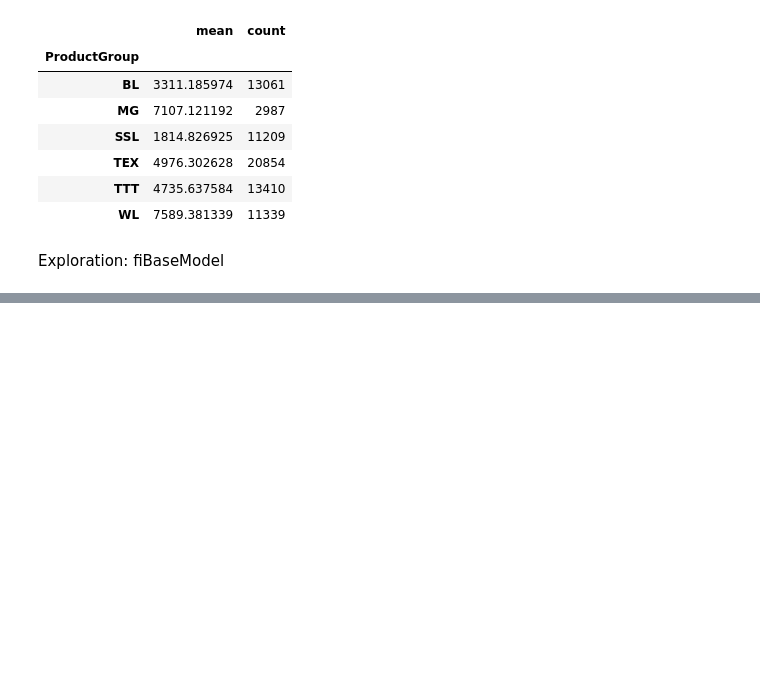
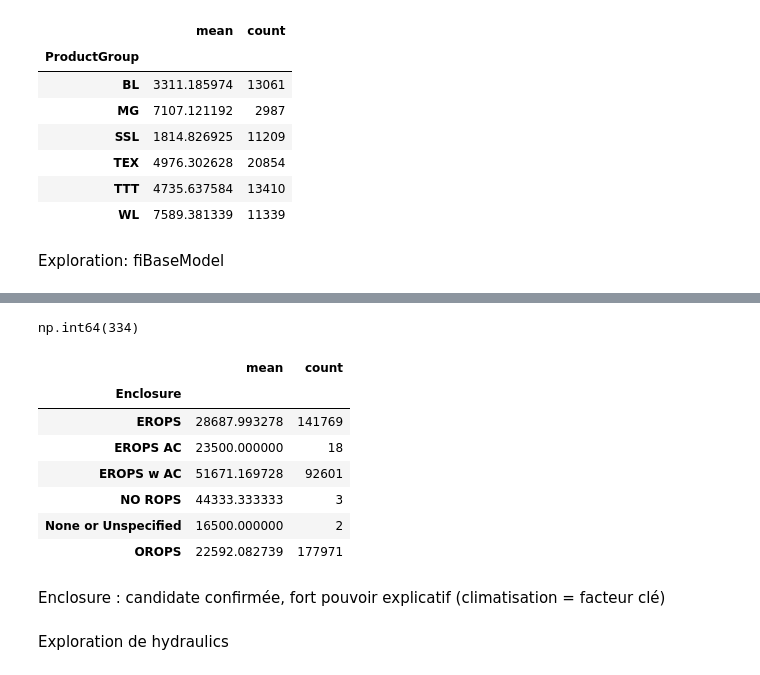
Before and after one commit to AbramLakhvinder/asset-valuation-project, a Jupyter notebook: notebooks/01_data_audit.ipynb, the cells around one changed output, grey strips where cells are left out. Saved outputs shown, nothing was run; the diff lists cells and outputs as text; code cells hidden in the pictures; blank space fills up the shorter version.

```diff
--- a/notebooks/01_data_audit.ipynb
+++ b/notebooks/01_data_audit.ipynb
@@ -421,0 +498,19 @@ AttributeError: 'Series' object has no attribute 'distinct'
+# %%
+df["Enclosure"].isnull().sum()
+# %% [output]
+np.int64(334)
+# %%
+df.groupby("Enclosure")["SalePrice"].agg(["mean", "count"]).sort_index()
+# %% [output]
+|  | mean | count |
+| Enclosure |  |  |
+| EROPS | 28687.993278 | 141769 |
+| EROPS AC | 23500.000000 | 18 |
+| EROPS w AC | 51671.169728 | 92601 |
+| NO ROPS | 44333.333333 | 3 |
+| None or Unspecified | 16500.000000 | 2 |
+| OROPS | 22592.082739 | 177971 |
+# %% [markdown]
+Enclosure : candidate confirmée, fort pouvoir explicatif (climatisation = facteur clé)
+# %% [markdown]
+Exploration de hydraulics
```
Also changed, not shown: parts of 24 cells of this notebook.
